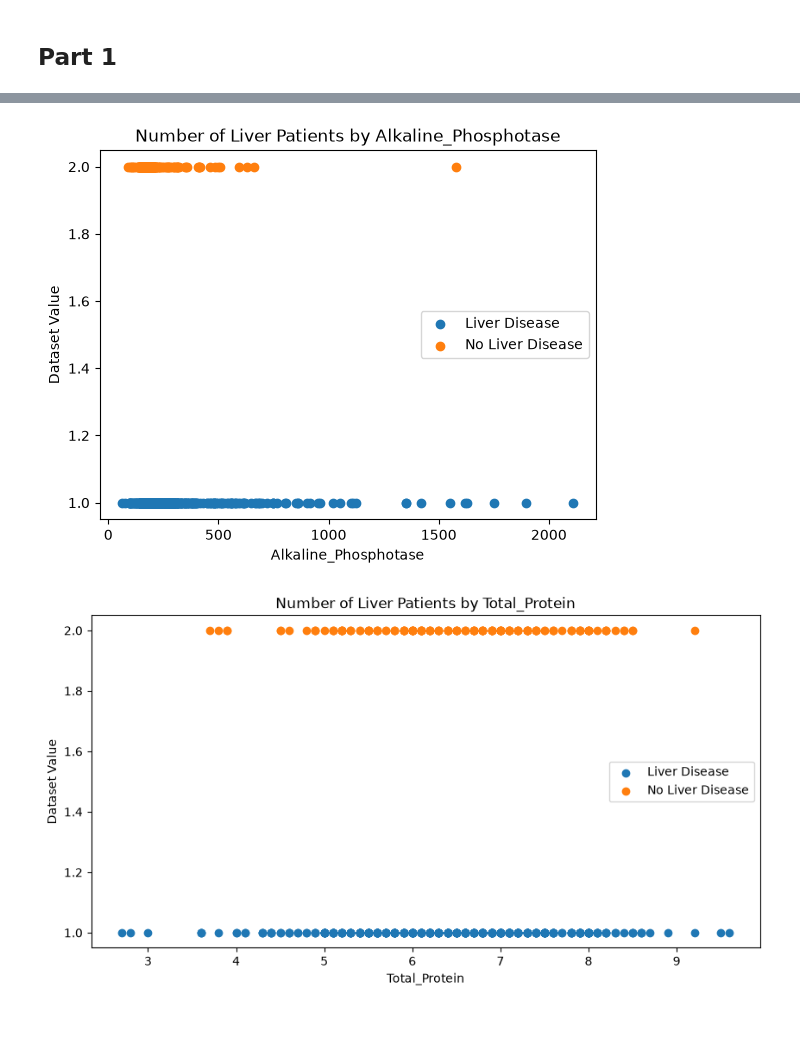
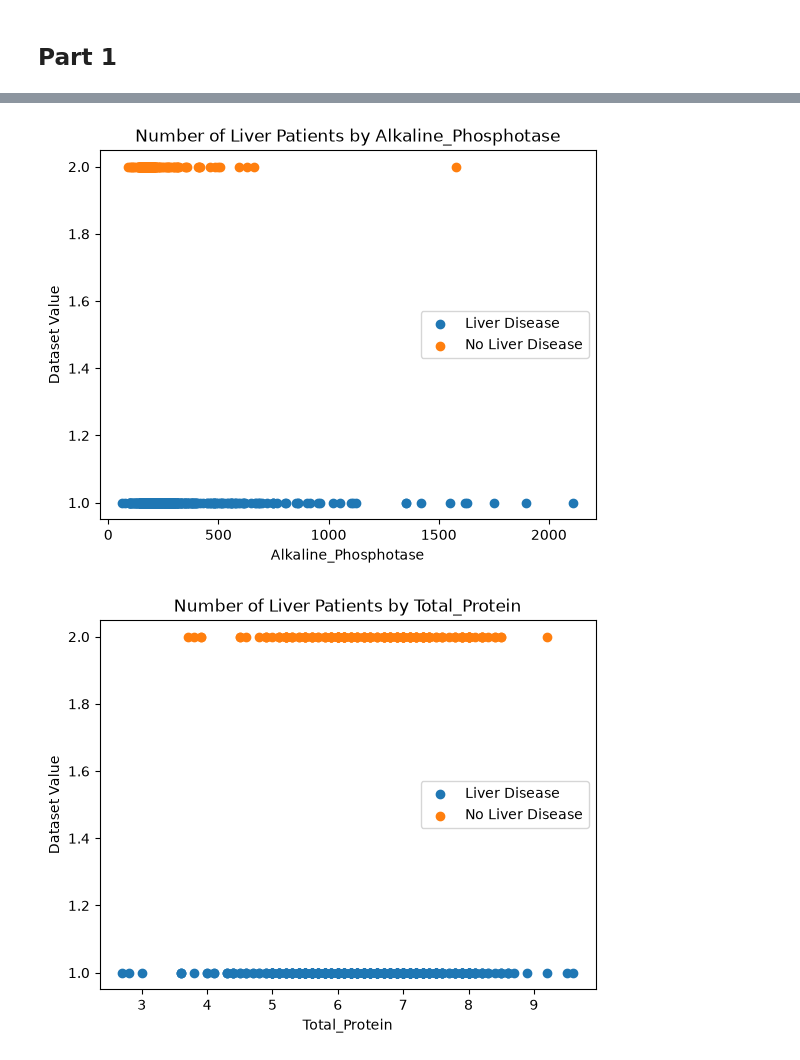
Before and after one commit to fernandezLeonardo/indian-liver-patient-classification, a Jupyter notebook: Fernandez_Leonardo_CA1.ipynb, the cells around one changed output, grey strips where cells are left out. Cells and saved outputs as stored; diff of their text form; code cells hidden in the pictures; blank space fills up the shorter version.

```diff
--- a/Fernandez_Leonardo_CA1.ipynb
+++ b/Fernandez_Leonardo_CA1.ipynb
@@ -53,35 +53,35 @@ df_disease = df.iloc[df['Dataset']==1]
 df_no_disease = df.iloc[df['Dataset']==2]
 plt.scatter(df_disease['Alkaline_Phosphotase'], df_disease['Dataset'], label='Liver Disease')
 plt.scatter(df_no_disease['Alkaline_Phosphotase'], df_no_disease['Dataset'], label='No Liver Disease')
 plt.xlabel('Alkaline_Phosphotase')
 plt.ylabel('Dataset Value')
 plt.title('Number of Liver Patients by Alkaline_Phosphotase')
 plt.legend()
 plt.show()
 
-# Data shows that higher total protein in the patient could indicate liver disease
-plt.figure(figsize=(10,5))
+# Data shows that total protein does not indicate much
+plt.figure()
 plt.scatter(df_disease['Total_Protiens'], df_disease['Dataset'], label='Liver Disease')
 plt.scatter(df_no_disease['Total_Protiens'], df_no_disease['Dataset'], label='No Liver Disease')
 plt.xlabel('Total_Protein')
 plt.ylabel('Dataset Value')
 plt.title('Number of Liver Patients by Total_Protein')
 plt.legend()
 plt.show()
 
-# Data shows that higher Albumin levels can indicate liver disease
+# Data shows that Albumin does not indicate much
 plt.figure(figsize=(10,5))
 plt.scatter(df_disease['Albumin'], df_disease['Dataset'], label='Liver Disease')
 plt.scatter(df_no_disease['Albumin'], df_no_disease['Dataset'], label='No Liver Disease')
 plt.xlabel('Albumin')
 plt.ylabel('Dataset Value')
 plt.title('Number of Liver Patients by Albumin')
 plt.legend()
 plt.show()
 # %% [output]
 [figure]
 [figure]
 [figure]
 [figure]
-[figure, old version]
+[figure, new version]
 [figure]
```
Also changed, not shown: parts of 1 cell of this notebook.
